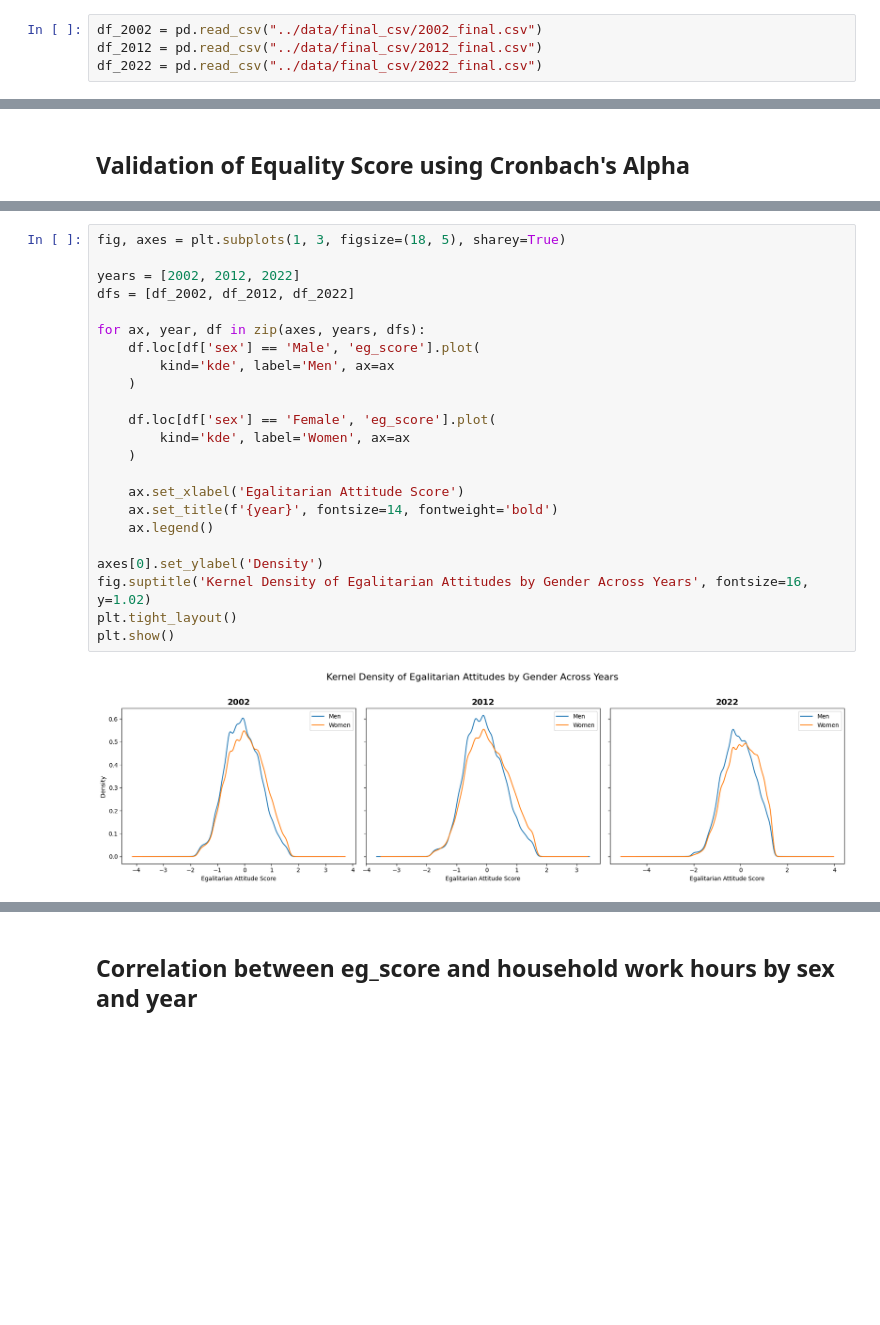
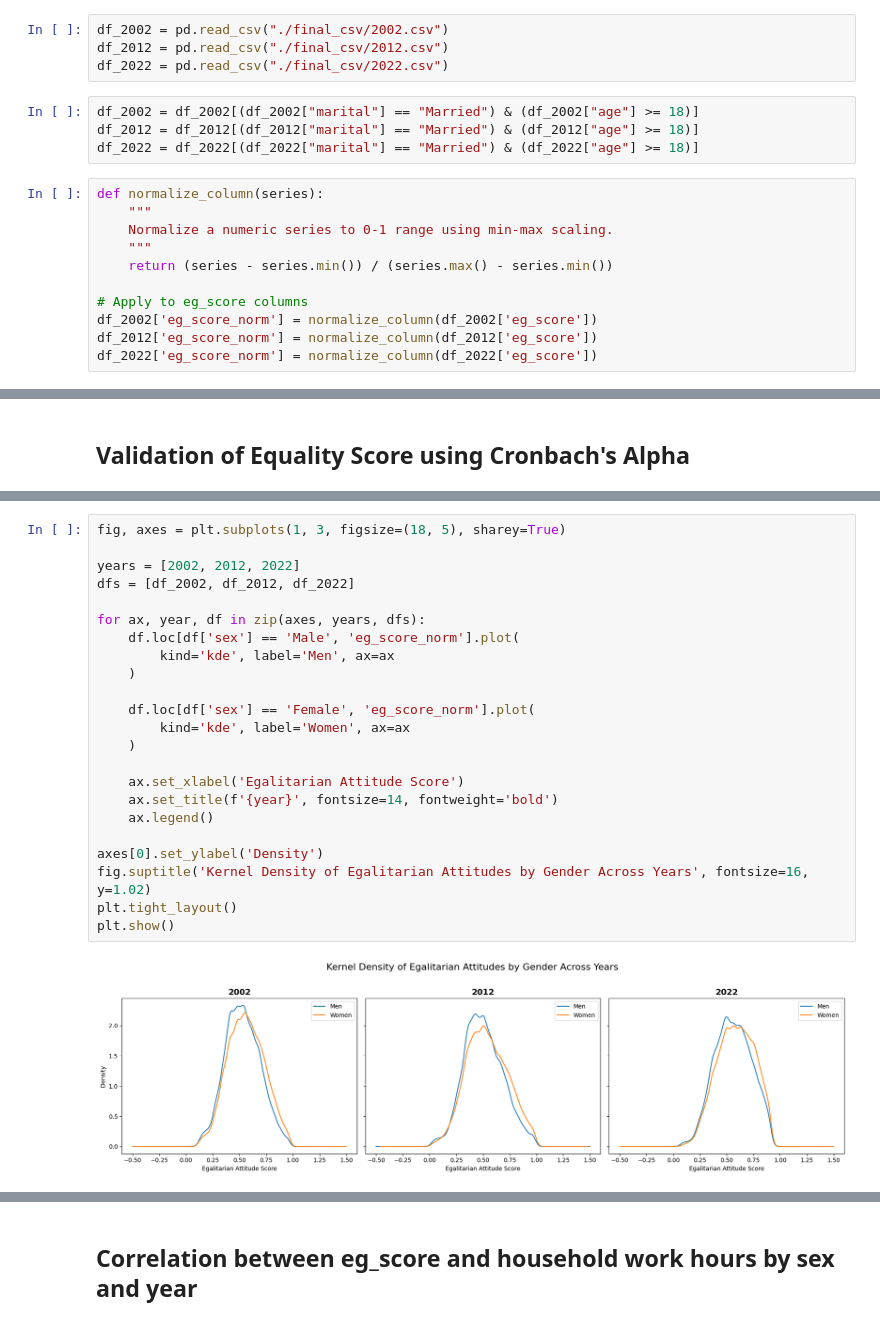
Before and after one commit to ashishpapanai/2025-02-ActionWords, a Jupyter notebook: notebooks/eg_score_v2.ipynb, the cells around one changed output, grey strips where cells are left out. Saved outputs shown, nothing was run; the diff lists cells and outputs as text; blank space fills up the shorter version.

```diff
--- a/notebooks/eg_score_v2.ipynb
+++ b/notebooks/eg_score_v2.ipynb
@@ -20,9 +20,24 @@ warnings.filterwarnings('ignore')
 # %% [markdown]
 ### Loading data
 # %%
-df_2002 = pd.read_csv("../data/final_csv/2002_final.csv")
-df_2012 = pd.read_csv("../data/final_csv/2012_final.csv")
-df_2022 = pd.read_csv("../data/final_csv/2022_final.csv")
+df_2002 = pd.read_csv("./final_csv/2002.csv")
+df_2012 = pd.read_csv("./final_csv/2012.csv")
+df_2022 = pd.read_csv("./final_csv/2022.csv")
+# %%
+df_2002 = df_2002[(df_2002["marital"] == "Married") & (df_2002["age"] >= 18)]
+df_2012 = df_2012[(df_2012["marital"] == "Married") & (df_2012["age"] >= 18)]
+df_2022 = df_2022[(df_2022["marital"] == "Married") & (df_2022["age"] >= 18)]
+# %%
+def normalize_column(series):
+    """
+    Normalize a numeric series to 0-1 range using min-max scaling.
+    """
+    return (series - series.min()) / (series.max() - series.min())
+
+# Apply to eg_score columns
+df_2002['eg_score_norm'] = normalize_column(df_2002['eg_score'])
+df_2012['eg_score_norm'] = normalize_column(df_2012['eg_score'])
+df_2022['eg_score_norm'] = normalize_column(df_2022['eg_score'])
 # %%
 fig, axes = plt.subplots(3, 2, figsize=(14, 12), sharey=True)
 
@@ -415,28 +655,28 @@ plt.show()
 # %%
 fig, axes = plt.subplots(1, 3, figsize=(18, 5), sharey=True)
 
 years = [2002, 2012, 2022]
 dfs = [df_2002, df_2012, df_2022]
 
 for ax, year, df in zip(axes, years, dfs):
-    df.loc[df['sex'] == 'Male', 'eg_score'].plot(
+    df.loc[df['sex'] == 'Male', 'eg_score_norm'].plot(
         kind='kde', label='Men', ax=ax
     )
 
-    df.loc[df['sex'] == 'Female', 'eg_score'].plot(
+    df.loc[df['sex'] == 'Female', 'eg_score_norm'].plot(
         kind='kde', label='Women', ax=ax
     )
 
     ax.set_xlabel('Egalitarian Attitude Score')
     ax.set_title(f'{year}', fontsize=14, fontweight='bold')
     ax.legend()
 
 axes[0].set_ylabel('Density')
 fig.suptitle('Kernel Density of Egalitarian Attitudes by Gender Across Years', fontsize=16, y=1.02)
 plt.tight_layout()
 plt.show()
 # %% [output]
-[figure, old version]
+[figure, new version]
 # %%
 men_color = '#4C72B0'
 women_color = '#DD8452'
```
Also changed, not shown: parts of 48 cells of this notebook, 51 other files.
